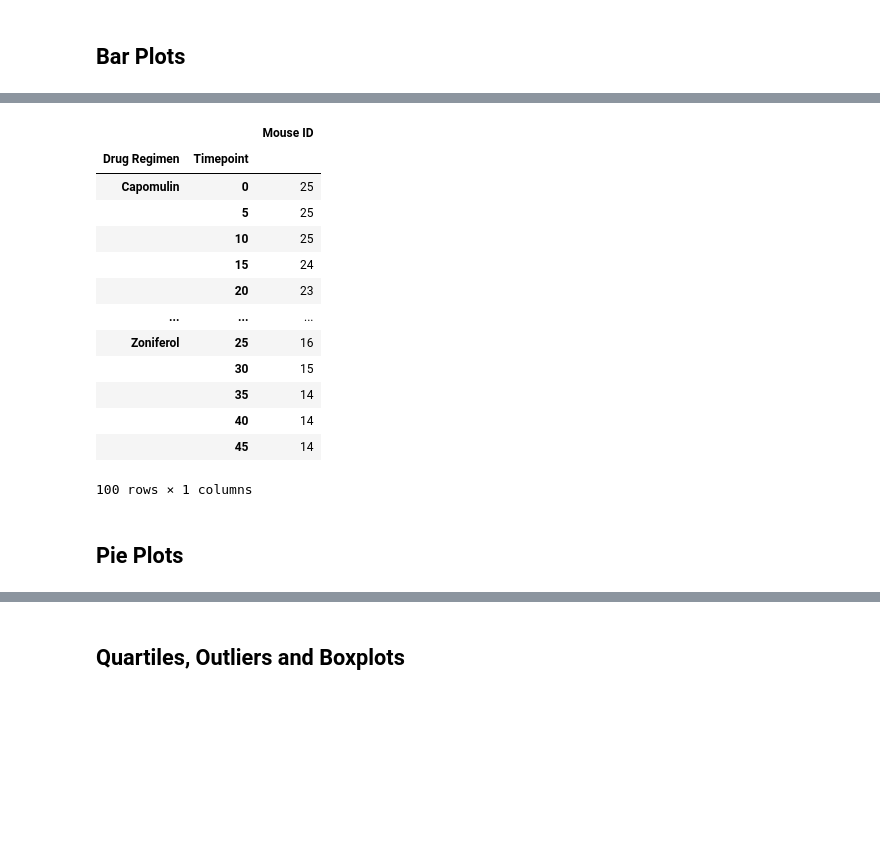
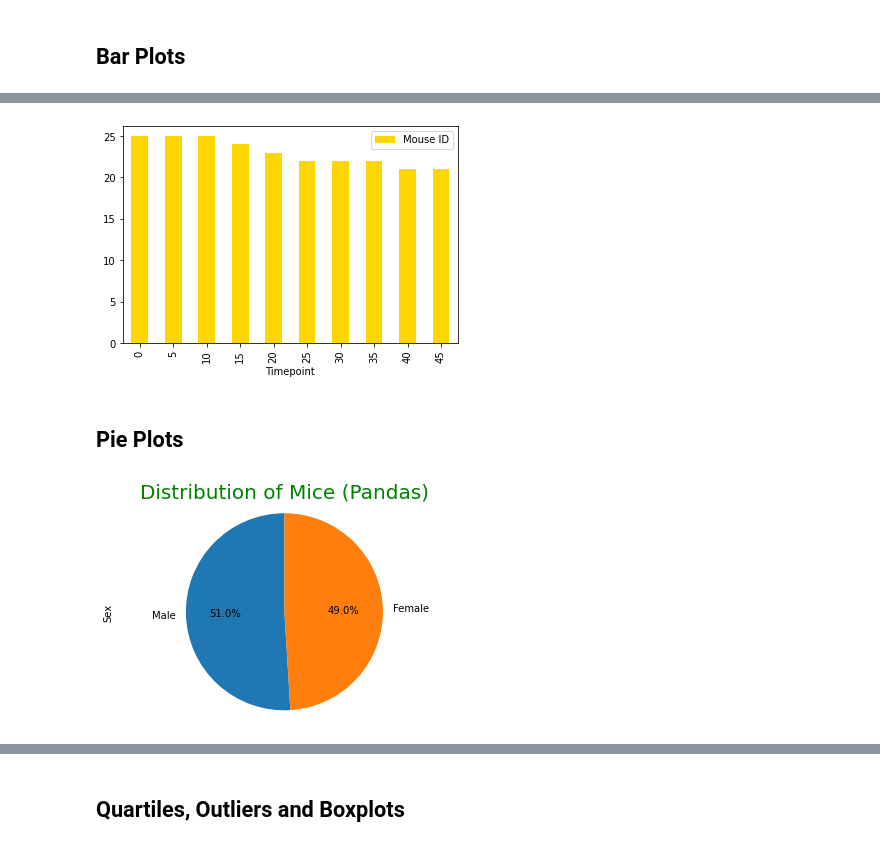
Before and after one commit to githotirado/matplotlib-challenge, a Jupyter notebook: pymaceuticals_starter.bakq.ipynb, the cells around one changed output, grey strips where cells are left out. Saved outputs shown, nothing was run; the diff lists cells and outputs as text; code cells hidden in the pictures; blank space fills up the shorter version.

```diff
--- a/pymaceuticals_starter.bakq.ipynb
+++ b/pymaceuticals_starter.bakq.ipynb
@@ -156,24 +169,37 @@ plt.show()
-# %%
-bar_mice_treat
-# %% [output]
-|  |  | Mouse ID |
-| Drug Regimen | Timepoint |  |
-| Capomulin | 0 | 25 |
-|  | 5 | 25 |
-|  | 10 | 25 |
-|  | 15 | 24 |
-|  | 20 | 23 |
-| ... | ... | ... |
-| Zoniferol | 25 | 16 |
-|  | 30 | 15 |
-|  | 35 | 14 |
-|  | 40 | 14 |
-|  | 45 | 14 |
-100 rows × 1 columns
+# %%
+
+bar_mice_treat = (clean_study_df[["Drug Regimen", "Timepoint", "Mouse ID"]]
+                      .loc[clean_study_df["Drug Regimen"] == "Capomulin"]
+                      .set_index("Drug Regimen")
+                      .groupby(by="Timepoint")
+                      .count()
+                 )
+
+yvalues=[bar_mice_treat[x] for x in bar_mice_treat]
+bar_mice_treat.plot(kind="bar", color="gold")
+# handle1, = bar_mice_treat.plot(kind="bar", color="gold")
+# plt.legend(handles=handle1, loc="best")
+plt.show()
+# plt.bar(x=bar_mice_treat.keys, height=yvalues)
+# %% [output]
+[figure, added]
 # %%
 # Generate a bar plot showing the number of mice per time point for each treatment throughout the course of the study using pyplot.
 # plt.bar(bar_mice_treat.keys, bar_mice_treat.values)
 # plt.show()
 # %% [markdown]
 ## Pie Plots
+# %%
+# Generate a pie plot showing the distribution of female versus male mice using pandas
+# pie_y_values = clean_study_df[["Mouse ID", "Sex"]].groupby("Sex").count()
+# pie_y_values
+g = clean_study_df[["Mouse ID", "Sex"]].set_index("Mouse ID")
+f = pd.Series(g["Sex"]).value_counts()
+f
+f.plot(kind="pie", autopct="%1.1f%%", startangle=90)
+plt.title("Distribution of Mice (Pandas)", fontsize=20, color="green")
+plt.axis("Equal")
+plt.show()
+# %% [output]
+[figure, added]
 # %%
```
Also changed, not shown: parts of 12 cells of this notebook, 1 other file.
